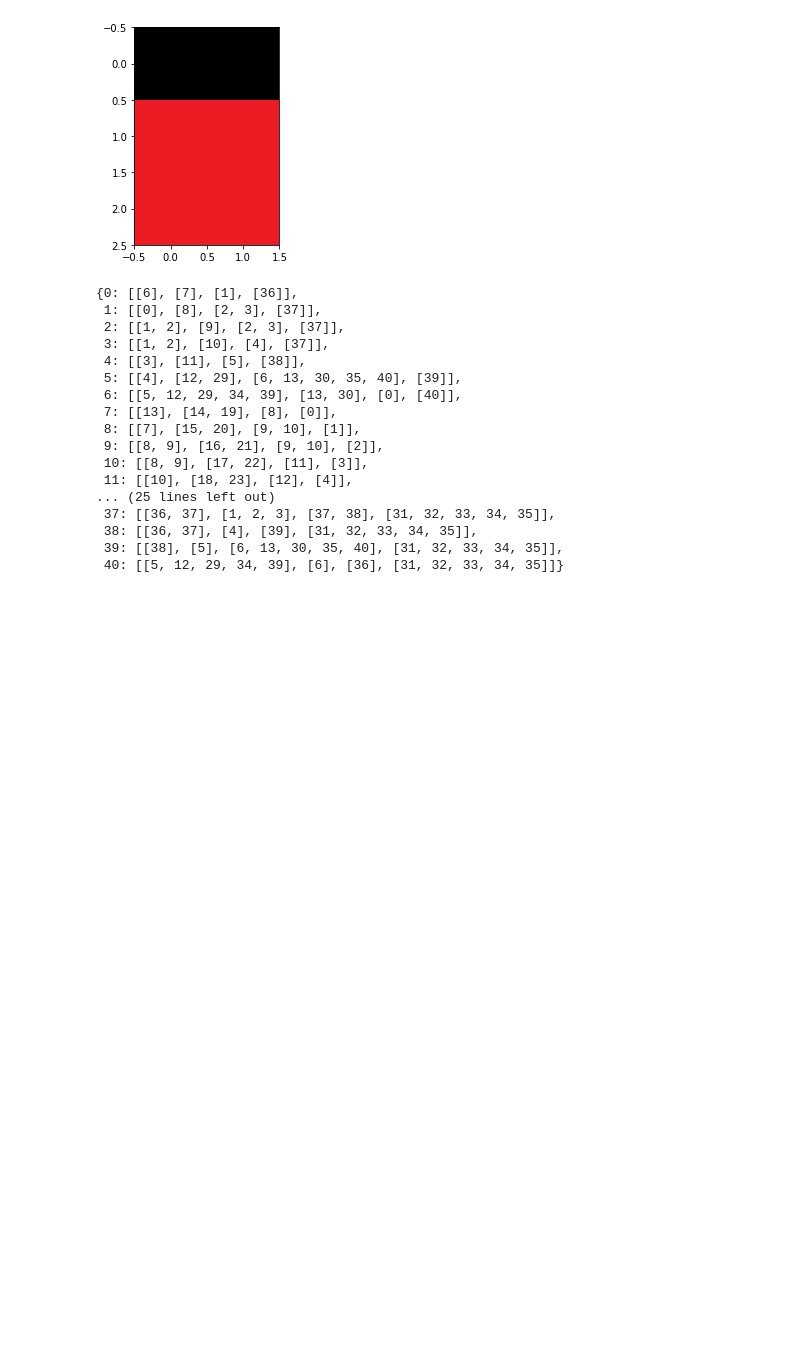
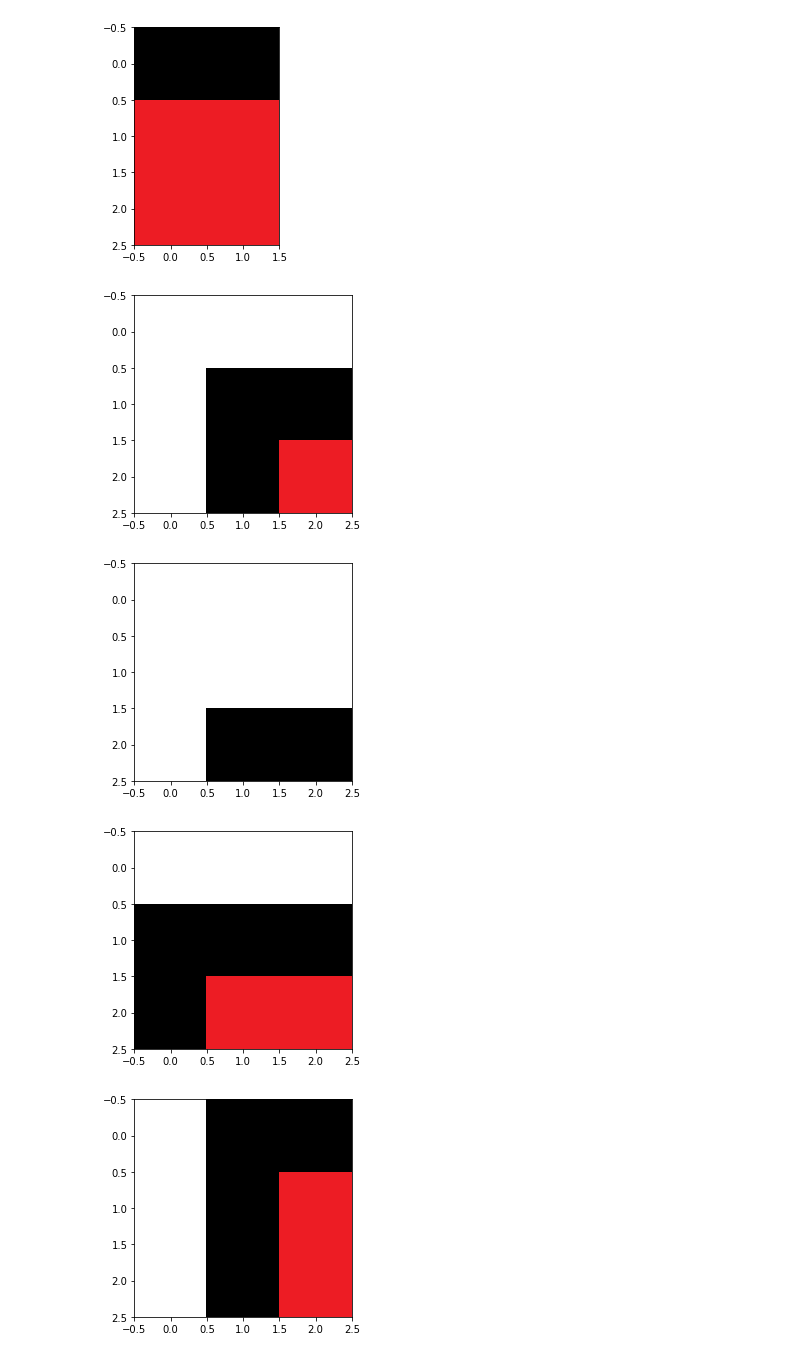
Before and after one commit to White-On/Basic_Wave_Function_Collapse, a Jupyter notebook: Wave_Function_Collapse_Overlapping_Pattern/WFC_overlapping_partern.ipynb, the cells around one changed output. Cells and saved outputs as stored; diff of their text form; code cells hidden in the pictures; blank space fills up the shorter version.

```diff
--- a/Wave_Function_Collapse_Overlapping_Pattern/WFC_overlapping_partern.ipynb
+++ b/Wave_Function_Collapse_Overlapping_Pattern/WFC_overlapping_partern.ipynb
@@ -3,7 +3,7 @@ import numpy as np
 import matplotlib.pyplot as plt
 from PIL import Image
 # %%
-tiles_path = "tiles/city.png"
+tiles_path = "../tiles/city.png"
 img = np.asarray(Image.open(tiles_path))
 plt.imshow(img)
 plt.axis('off')
@@ -227,22 +227,16 @@ def evaluate_neighboor(list_tiles):
 
     return neighboor
 
-evaluate_neighboor(unique)
+nb = evaluate_neighboor(unique)
-# %% [output]
-{0: [[6], [7], [1], [36]],
- 1: [[0], [8], [2, 3], [37]],
- 2: [[1, 2], [9], [2, 3], [37]],
- 3: [[1, 2], [10], [4], [37]],
- 4: [[3], [11], [5], [38]],
- 5: [[4], [12, 29], [6, 13, 30, 35, 40], [39]],
- 6: [[5, 12, 29, 34, 39], [13, 30], [0], [40]],
- 7: [[13], [14, 19], [8], [0]],
- 8: [[7], [15, 20], [9, 10], [1]],
- 9: [[8, 9], [16, 21], [9, 10], [2]],
- 10: [[8, 9], [17, 22], [11], [3]],
- 11: [[10], [18, 23], [12], [4]],
-... (25 lines left out)
- 37: [[36, 37], [1, 2, 3], [37, 38], [31, 32, 33, 34, 35]],
- 38: [[36, 37], [4], [39], [31, 32, 33, 34, 35]],
- 39: [[38], [5], [6, 13, 30, 35, 40], [31, 32, 33, 34, 35]],
- 40: [[5, 12, 29, 34, 39], [6], [36], [31, 32, 33, 34, 35]]}
+# %%
+plt.imshow(unique[0])
+plt.show()
+for element in nb[0]:
+    plt.imshow(unique[element[0]])
+
+    plt.show()
+# %% [output]
+[figure, added]
+[figure, added]
+[figure, added]
+[figure, added]
```
Also changed, not shown: parts of 1 cell of this notebook, 3 other files.
